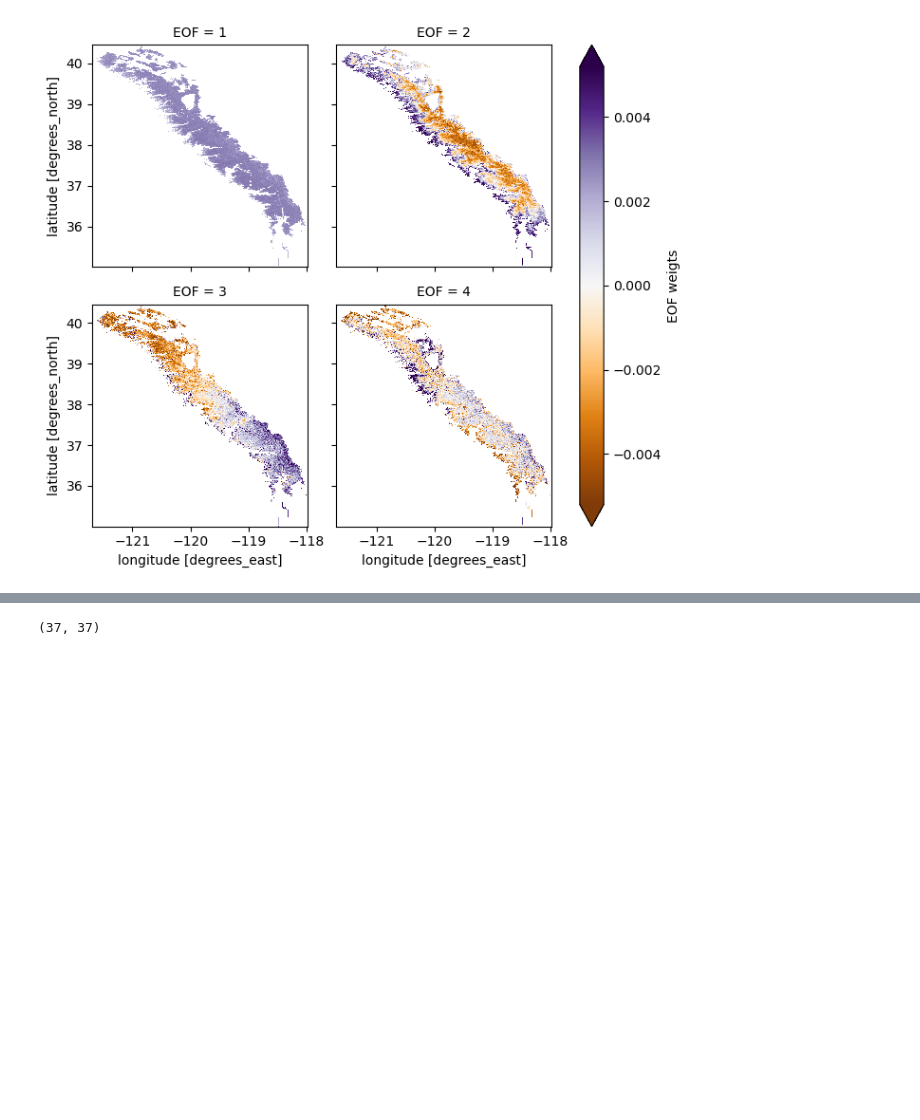
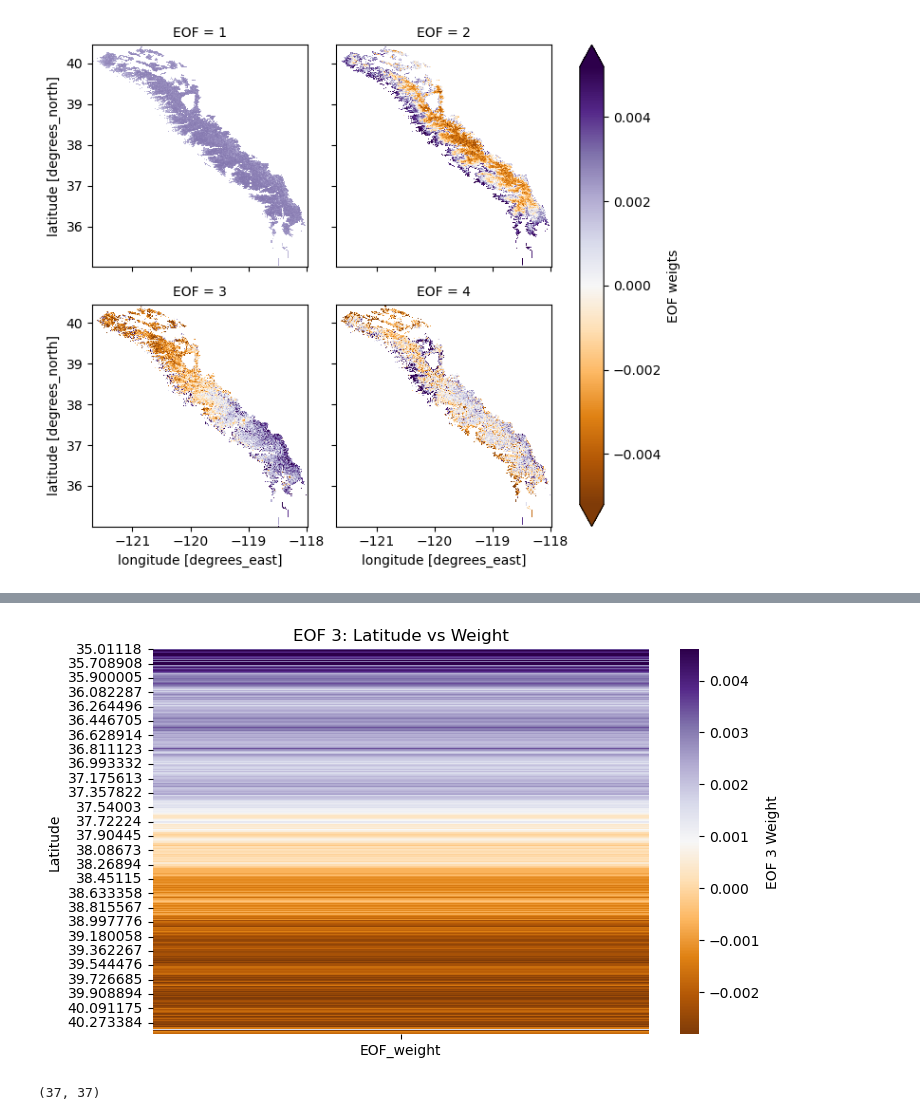
Before and after one commit to bessoh2/analog_snowmapping, a Jupyter notebook: notebooks/eof_sierra_swe.ipynb, the cells around one changed output, grey strips where cells are left out. Drawn from its saved outputs; the diff is of its cells as text; code cells hidden in the pictures; blank space fills up the shorter version.

```diff
--- a/notebooks/eof_sierra_swe.ipynb
+++ b/notebooks/eof_sierra_swe.ipynb
@@ -1010,3 +1010,26 @@ plt.show()
+# %%
+
+
+# Select EOF 2 (Python is 0-indexed, so EOF=2 is index 1)
+eof3 = U_spatial_eof_anom_sd.sel(EOF=3)
+
+# Prepare data for seaborn: flatten to DataFrame with latitude (y) and weight
+df = eof3.to_dataframe(name='EOF_weight').reset_index()
+
+# Plot heatmap of latitude vs EOF weight
+plt.figure(figsize=(8, 5))
+sns.heatmap(
+    df.pivot_table(index='y', values='EOF_weight'),
+    cmap='PuOr',
+    robust=True,
+    cbar_kws={'label': 'EOF 3 Weight'}
+)
+plt.title('EOF 3: Latitude vs Weight')
+plt.ylabel('Latitude')
+plt.xlabel('')
+plt.show()
+# %% [output]
+[figure, added]
 # %%
 V_anom.shape
 # %% [output]
```
Also changed, not shown: parts of 2 cells of this notebook, 33 other files.
